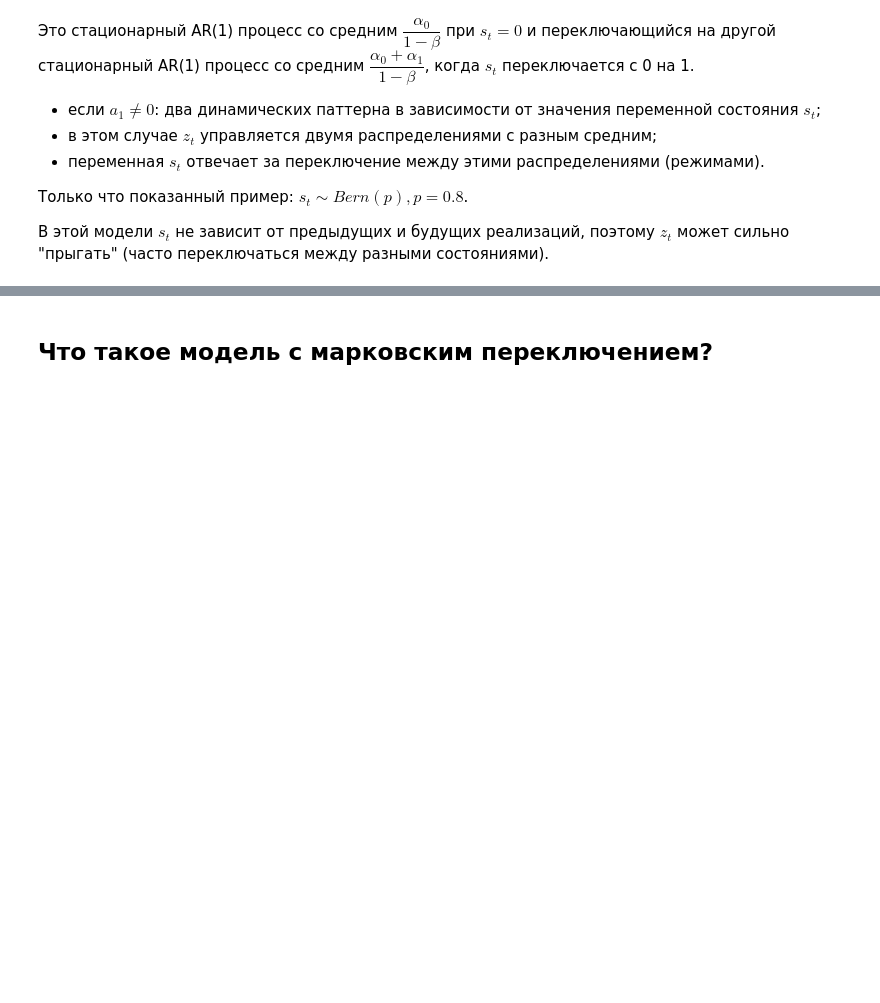
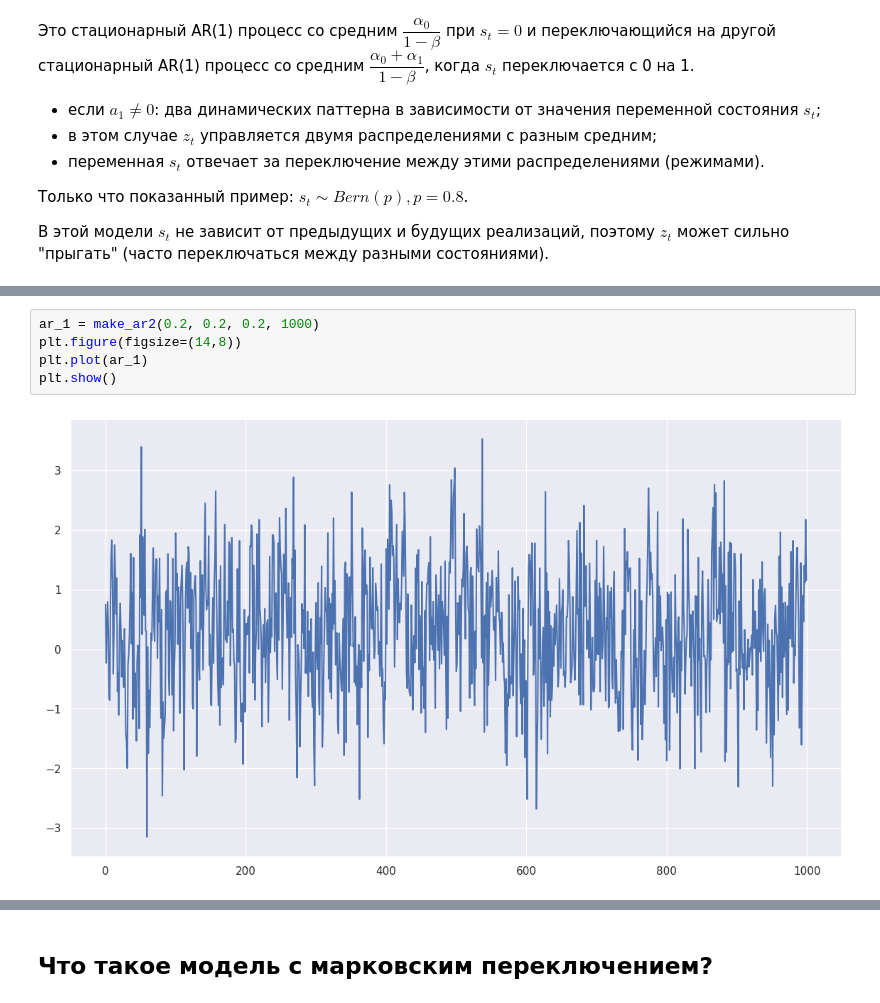
Before and after one commit to solobala/TSML13, a Jupyter notebook: Случайные_марковские_процессы.ipynb, the cells around one changed output, grey strips where cells are left out. Cells and saved outputs as stored; diff of their text form; blank space fills up the shorter version.

```diff
--- a/Случайные_марковские_процессы.ipynb
+++ b/Случайные_марковские_процессы.ipynb
@@ -290,0 +296,7 @@ plt.show()
+# %%
+ar_1 = make_ar2(0.2, 0.2, 0.2, 1000)
+plt.figure(figsize=(14,8))
+plt.plot(ar_1)
+plt.show()
+# %% [output]
+[figure, added]
```
Also changed, not shown: parts of 27 cells of this notebook.
